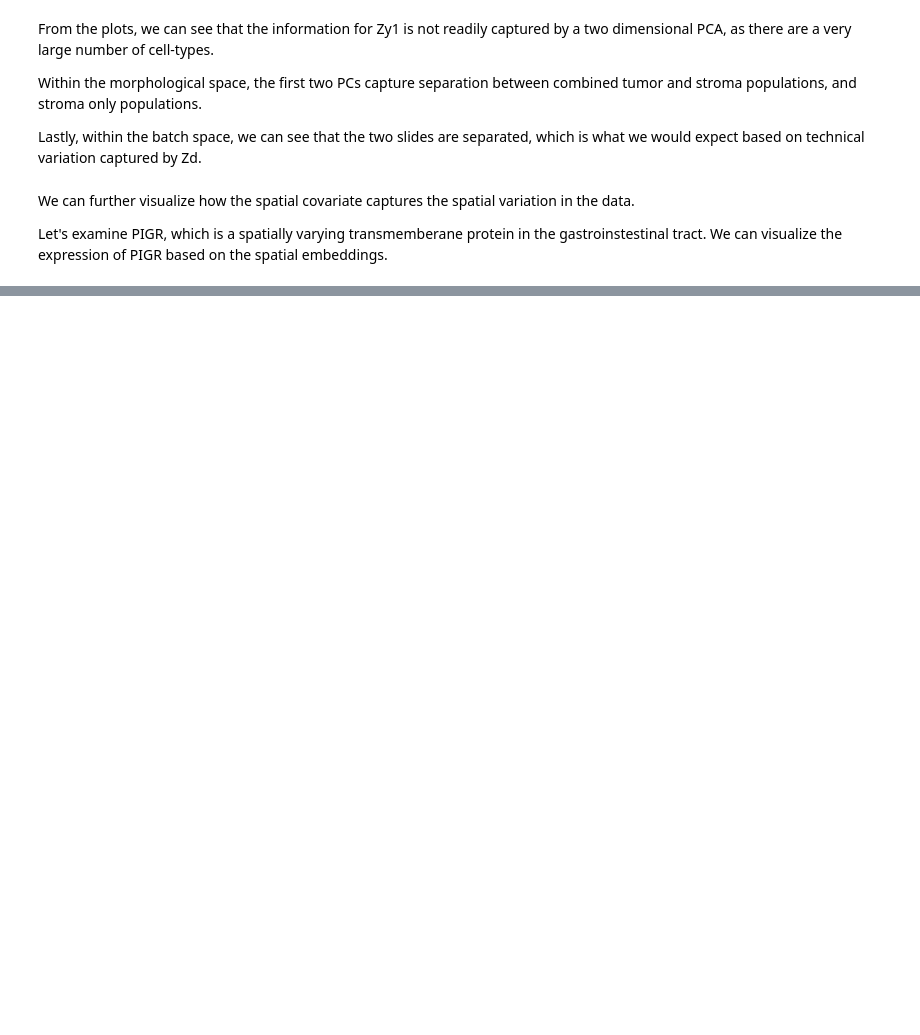
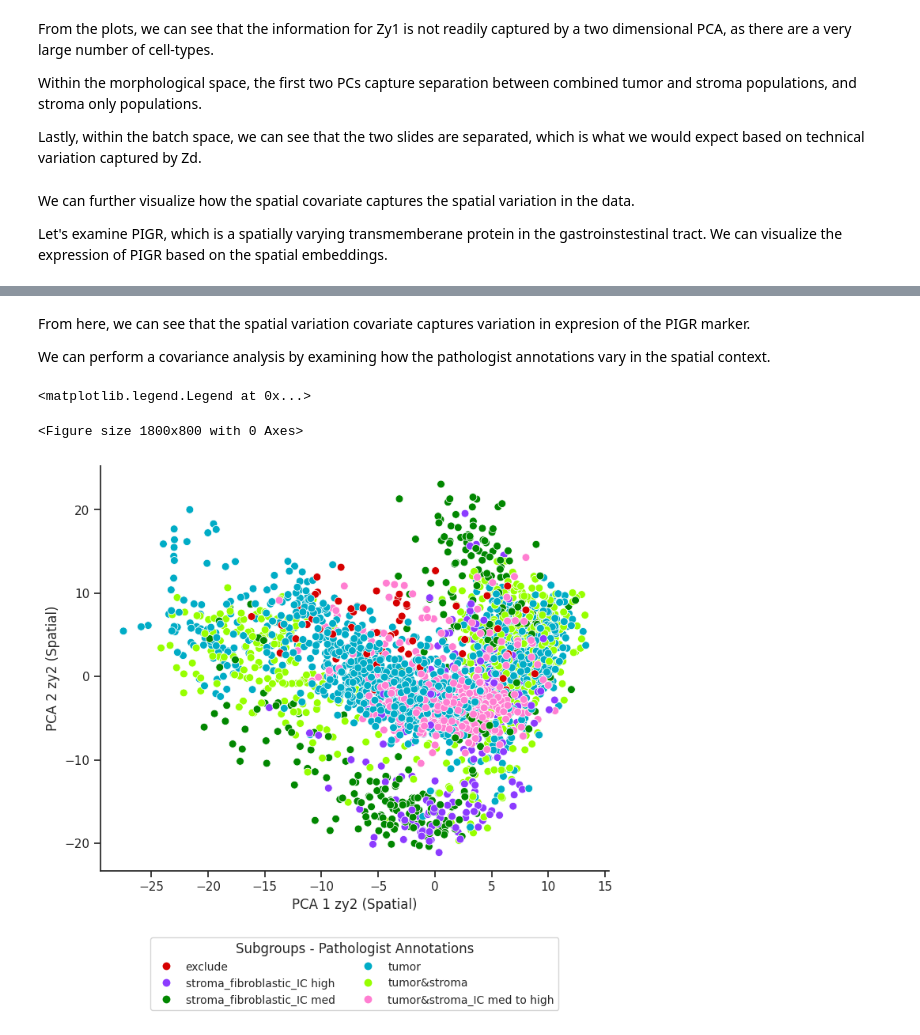
Before and after one commit to hsmaan/SpatialDIVA, a Jupyter notebook: spatialdiva/tutorials/01_colorectal_cancer_spdiva_analysis.ipynb, the cells around one changed output, grey strips where cells are left out. Cells and saved outputs as stored; diff of their text form; code cells hidden in the pictures; blank space fills up the shorter version.

```diff
--- a/spatialdiva/tutorials/01_colorectal_cancer_spdiva_analysis.ipynb
+++ b/spatialdiva/tutorials/01_colorectal_cancer_spdiva_analysis.ipynb
@@ -317,0 +313,30 @@ plt.tight_layout(rect=[0, 0, 0.85, 1])
+# %% [markdown]
+From here, we can see that the spatial variation covariate captures variation in expresion of the PIGR marker.
+
+We can perform a covariance analysis by examining how the pathologist annotations vary in the spatial context.
+# %%
+palette = sns.color_palette(cc.glasbey, n_colors=y3_dim)
+
+sns.set(style="ticks")
+plt.figure(figsize=(18, 8))
+
+g = sns.relplot(
+    data=embedding_df,
+    x="zy2_1",
+    y="zy2_2",
+    hue="y3",
+    kind="scatter",
+    height=6,
+    palette=palette,
+    s=50
+)
+g._legend.remove()
+plt.xlabel("PCA 1 zy2 (Spatial)")
+plt.ylabel("PCA 2 zy2 (Spatial)")
+plt.tight_layout(rect=[0, 0, 0.85, 1])
+
+plt.legend(title='Subgroups - Pathologist Annotations', loc='upper center', bbox_to_anchor=(0.5, -0.15), ncol=2, fontsize='small', title_fontsize='medium', frameon=True)
+# %% [output]
+<matplotlib.legend.Legend at 0x...>
+<Figure size 1800x800 with 0 Axes>
+[figure, added]
```
Also changed, not shown: parts of 8 cells of this notebook.
